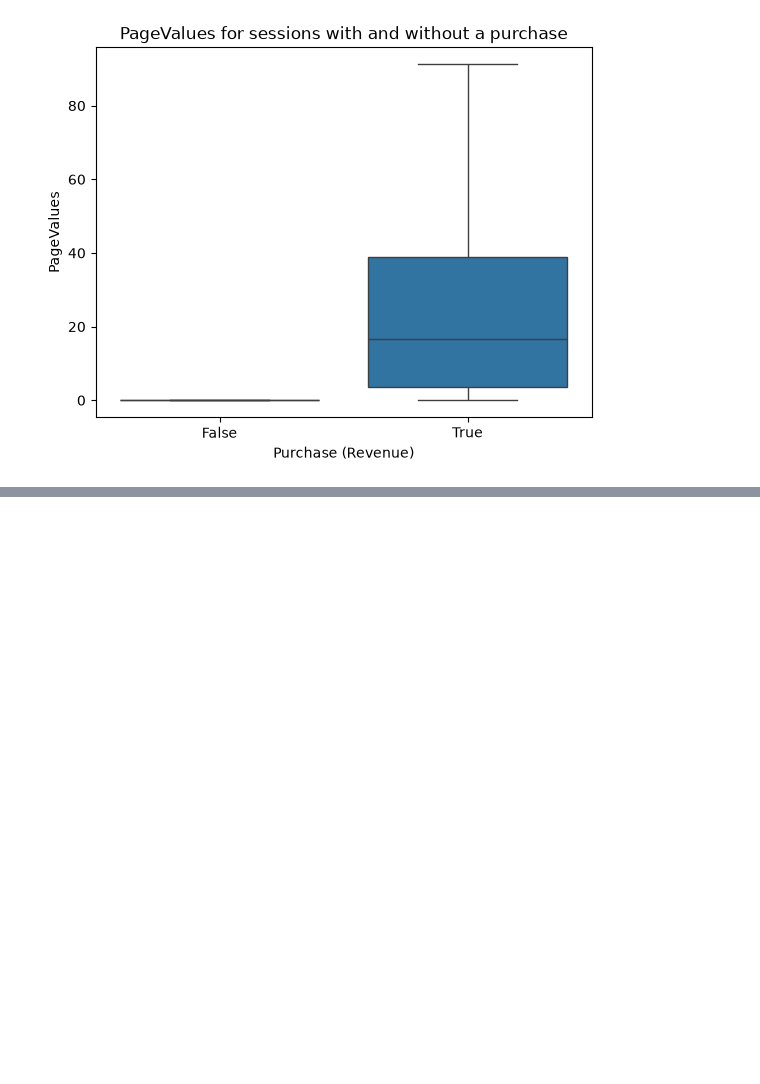
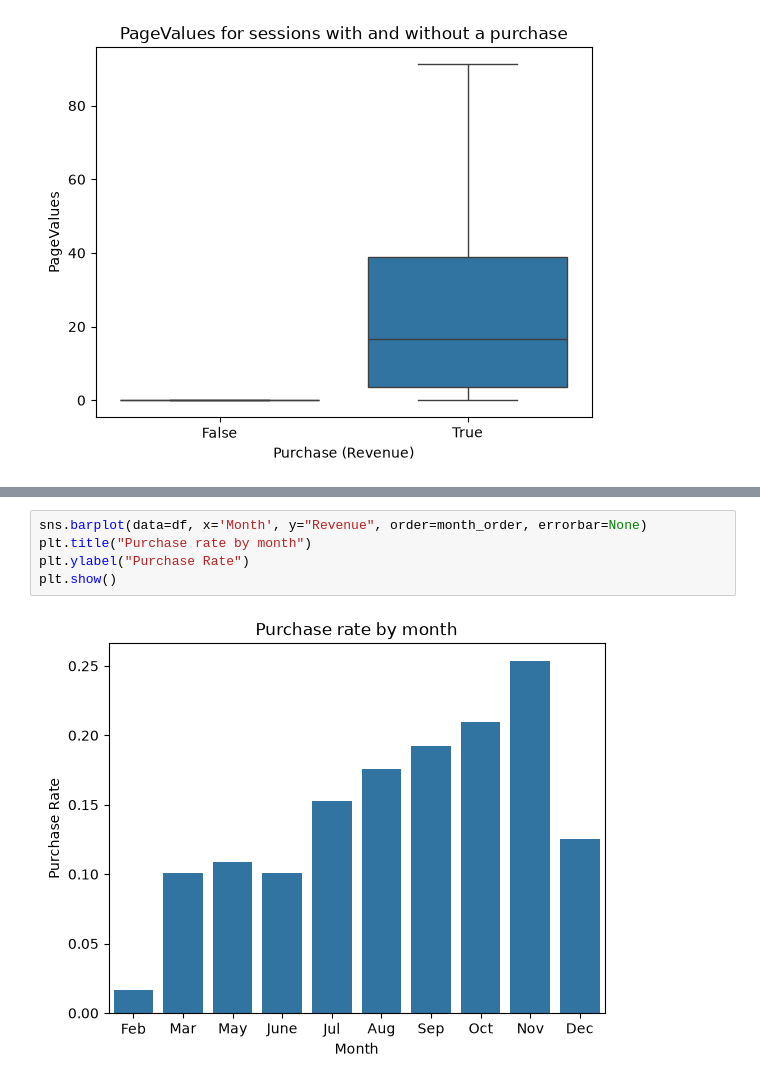
Before and after one commit to KhunMaungAye/ecommerce-purchase-prediction, a Jupyter notebook: notebooks/01_data_exploration.ipynb, the cells around one changed output, grey strips where cells are left out. Saved outputs shown, nothing was run; the diff lists cells and outputs as text; blank space fills up the shorter version.

Commit message:
feat: add visitor type and month purchase rates

```diff
--- a/notebooks/01_data_exploration.ipynb
+++ b/notebooks/01_data_exploration.ipynb
@@ -321,0 +357,7 @@ plt.show()
+# %%
+sns.barplot(data=df, x='Month', y="Revenue", order=month_order, errorbar=None)
+plt.title("Purchase rate by month")
+plt.ylabel("Purchase Rate")
+plt.show()
+# %% [output]
+[figure, added]
```
Also changed, not shown: parts of 7 cells of this notebook.
